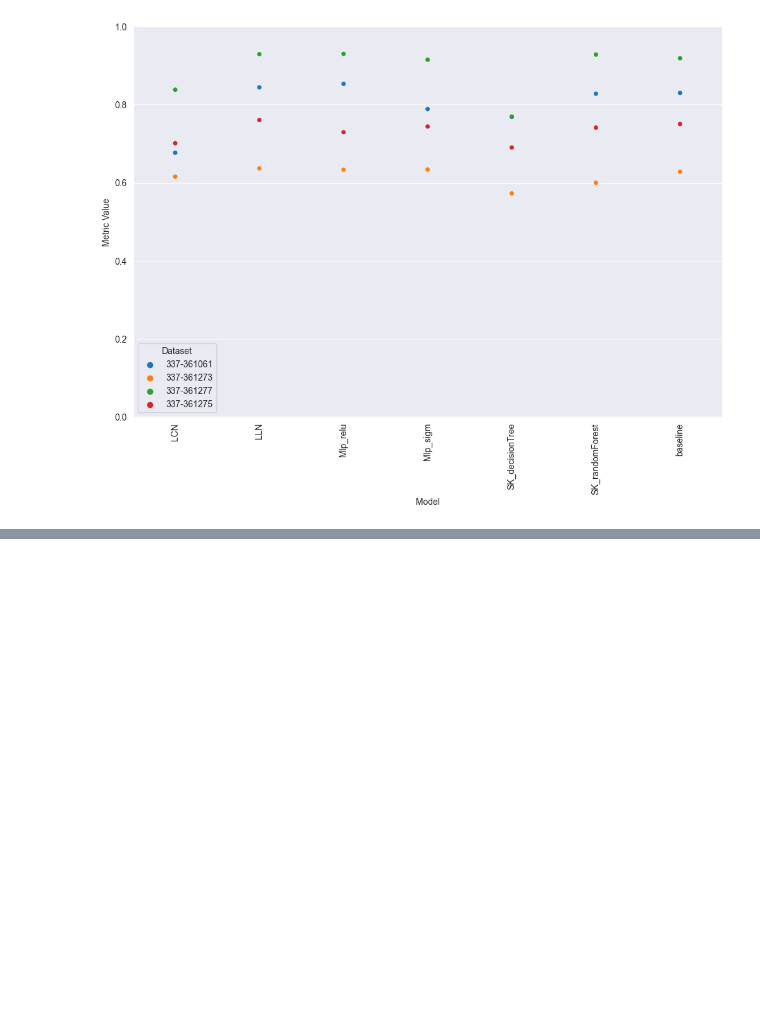
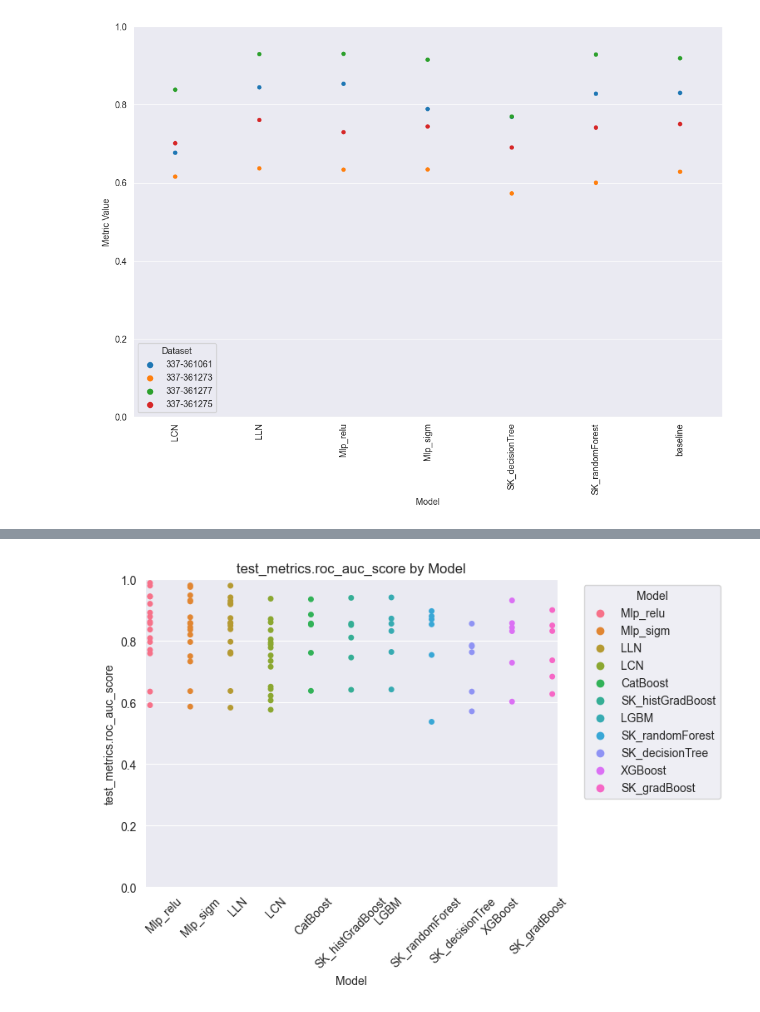
Before and after one commit to Bartosz-G/non-homogenous-data-working-repo, a Jupyter notebook: results/ResultsAnalysis.ipynb, the cells around one changed output, grey strips where cells are left out. Saved outputs shown, nothing was run; the diff lists cells and outputs as text; code cells hidden in the pictures; blank space fills up the shorter version.

```diff
--- a/results/ResultsAnalysis.ipynb
+++ b/results/ResultsAnalysis.ipynb
@@ -223,0 +250,4 @@ per_dataset_top15_roc.to_csv('saved_results/per_dataset_top15_roc.csv')
+# %%
+plot_per_model_metrics(top_num_roc_score, 'test_metrics.roc_auc_score')
+# %% [output]
+[figure, added]
```
Also changed, not shown: parts of 19 cells of this notebook, 5 other files.
